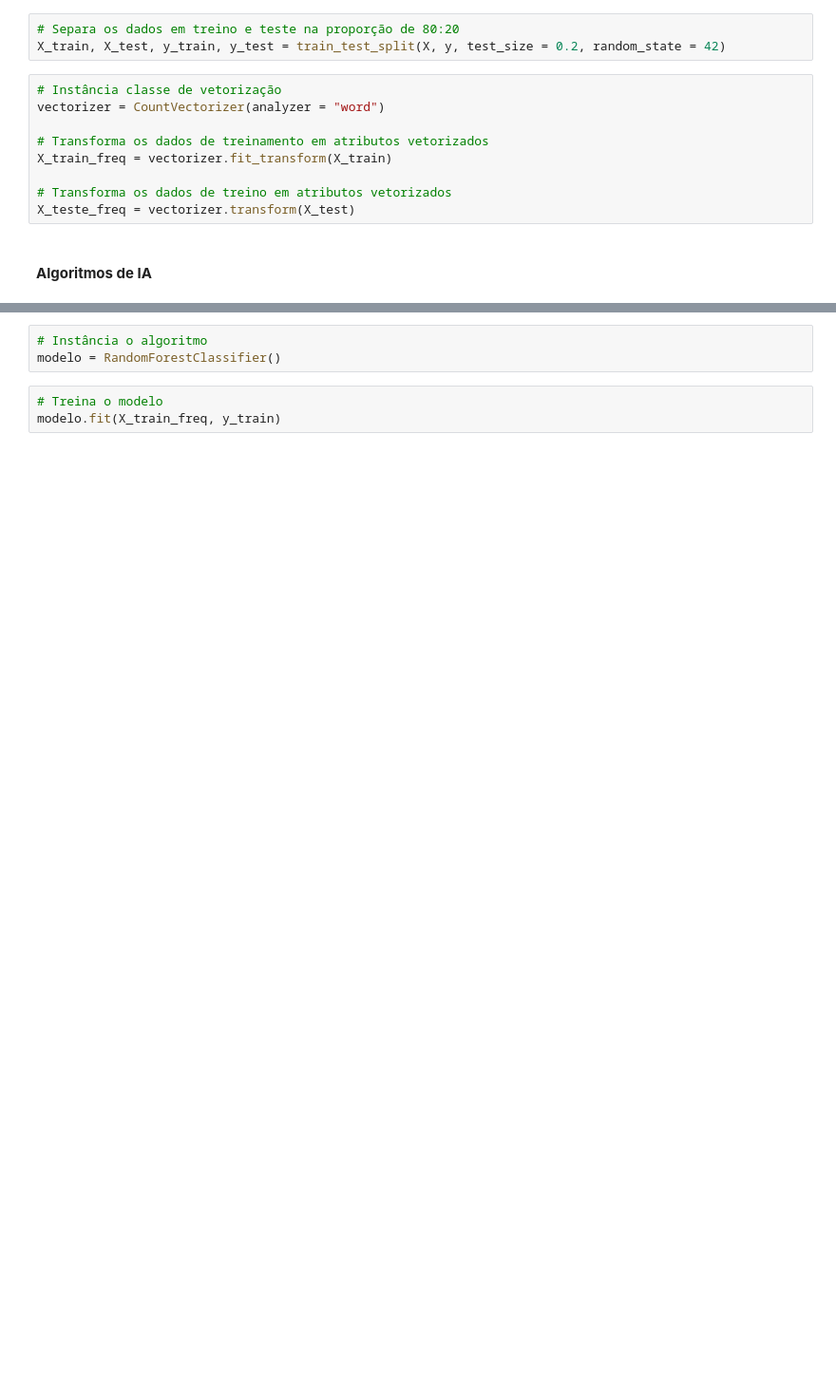
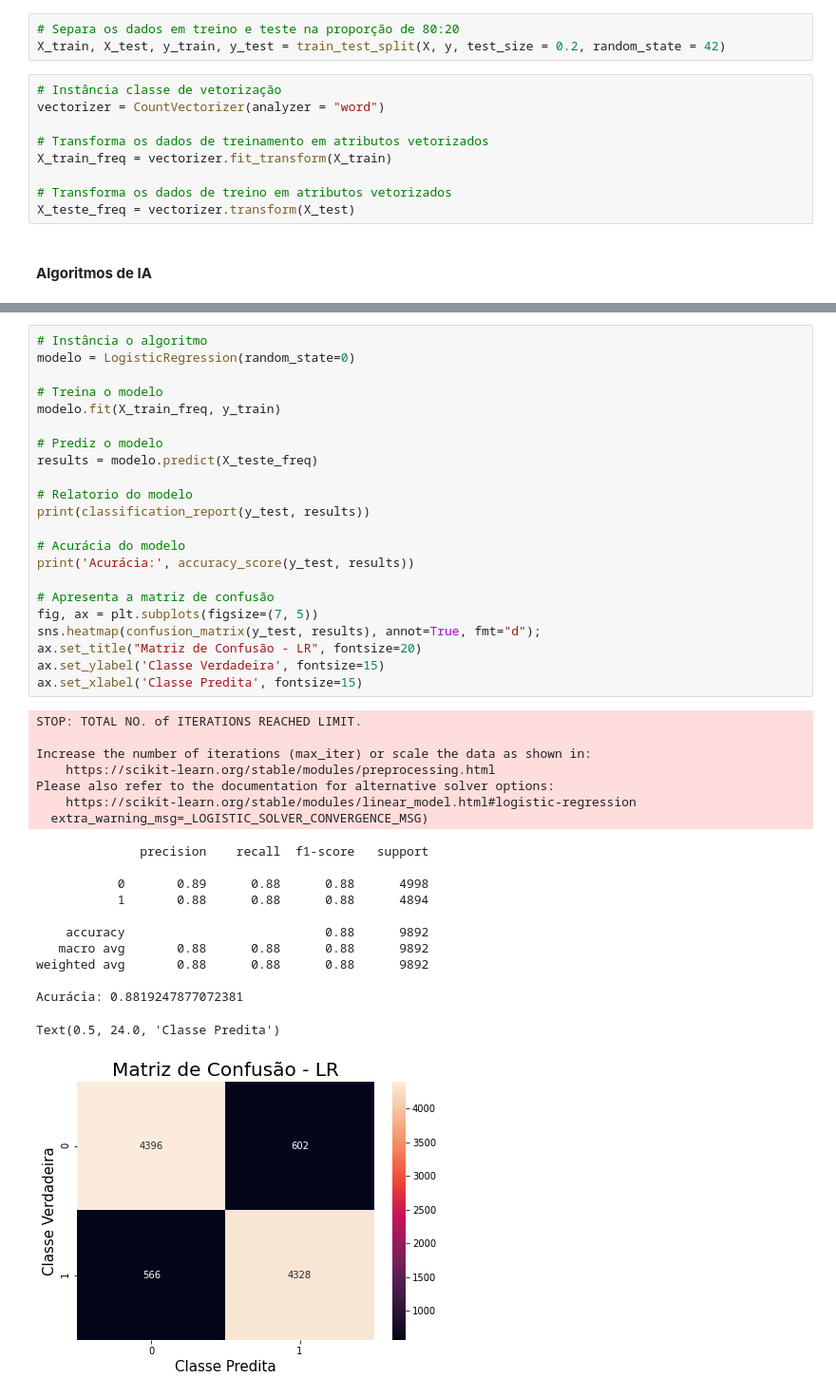
Before and after one commit to wellingtondantas/Data-Science, a Jupyter notebook: Projects/Analise-de-sentimentos/NLP-AnaliseDeSentimento.ipynb, the cells around one changed output, grey strips where cells are left out. Shown: that part at 95% size. Cells and saved outputs as stored; diff of their text form; blank space fills up the shorter version.

```diff
--- a/Projects/Analise-de-sentimentos/NLP-AnaliseDeSentimento.ipynb
+++ b/Projects/Analise-de-sentimentos/NLP-AnaliseDeSentimento.ipynb
@@ -275,6 +294,42 @@ KeyboardInterrupt:
-# %%
-# Instância o algoritmo
-modelo = RandomForestClassifier()
-# %%
-# Treina o modelo
-modelo.fit(X_train_freq, y_train)
+# %%
+# Instância o algoritmo
+modelo = LogisticRegression(random_state=0)
+
+# Treina o modelo
+modelo.fit(X_train_freq, y_train)
+
+# Prediz o modelo
+results = modelo.predict(X_teste_freq)
+
+# Relatorio do modelo
+print(classification_report(y_test, results))
+
+# Acurácia do modelo
+print('Acurácia:', accuracy_score(y_test, results))
+
+# Apresenta a matriz de confusão
+fig, ax = plt.subplots(figsize=(7, 5))
+sns.heatmap(confusion_matrix(y_test, results), annot=True, fmt="d");
+ax.set_title("Matriz de Confusão - LR", fontsize=20)
+ax.set_ylabel('Classe Verdadeira', fontsize=15)
+ax.set_xlabel('Classe Predita', fontsize=15)
+# %% [output]
+STOP: TOTAL NO. of ITERATIONS REACHED LIMIT.
+
+Increase the number of iterations (max_iter) or scale the data as shown in:
+    https://scikit-learn.org/stable/modules/preprocessing.html
+Please also refer to the documentation for alternative solver options:
+    https://scikit-learn.org/stable/modules/linear_model.html#logistic-regression
+  extra_warning_msg=_LOGISTIC_SOLVER_CONVERGENCE_MSG)
+              precision    recall  f1-score   support
+
+           0       0.89      0.88      0.88      4998
+           1       0.88      0.88      0.88      4894
+
+    accuracy                           0.88      9892
+   macro avg       0.88      0.88      0.88      9892
+weighted avg       0.88      0.88      0.88      9892
+
+Acurácia: 0.8819247877072381
+Text(0.5, 24.0, 'Classe Predita')
+[figure, added]
```
Also changed, not shown: parts of 20 cells of this notebook.
